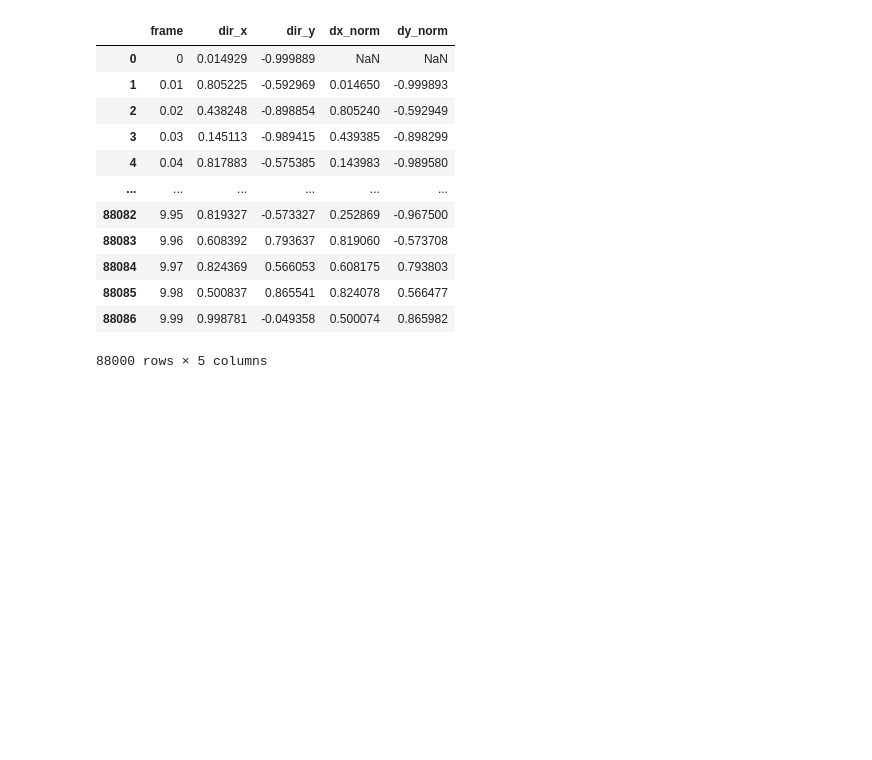
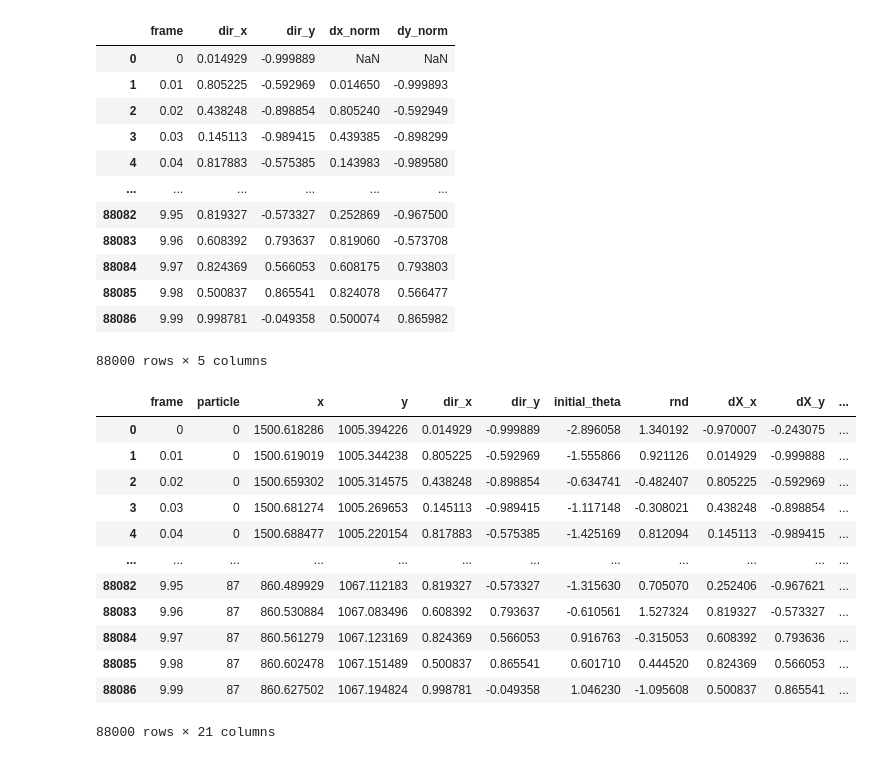
Before and after one commit to Alex-code-lab/particle_model, a Jupyter notebook: Modèle_Simu_particules_copie.ipynb, the cells around one changed output. Drawn from its saved outputs; the diff is of its cells as text; code cells hidden in the pictures; blank space fills up the shorter version.

```diff
--- a/Modèle_Simu_particules_copie.ipynb
+++ b/Modèle_Simu_particules_copie.ipynb
@@ -773,3 +773,19 @@ df[['frame', 'dir_x', 'dir_y', 'dx_norm', 'dy_norm']]
 | 88085 | 9.98 | 0.500837 | 0.865541 | 0.824078 | 0.566477 |
 | 88086 | 9.99 | 0.998781 | -0.049358 | 0.500074 | 0.865982 |
 88000 rows × 5 columns
+# %%
+df
+# %% [output]
+|  | frame | particle | x | y | dir_x | dir_y | initial_theta | rnd | dX_x | dX_y | ... |
+| 0 | 0 | 0 | 1500.618286 | 1005.394226 | 0.014929 | -0.999889 | -2.896058 | 1.340192 | -0.970007 | -0.243075 | ... |
+| 1 | 0.01 | 0 | 1500.619019 | 1005.344238 | 0.805225 | -0.592969 | -1.555866 | 0.921126 | 0.014929 | -0.999888 | ... |
+| 2 | 0.02 | 0 | 1500.659302 | 1005.314575 | 0.438248 | -0.898854 | -0.634741 | -0.482407 | 0.805225 | -0.592969 | ... |
+| 3 | 0.03 | 0 | 1500.681274 | 1005.269653 | 0.145113 | -0.989415 | -1.117148 | -0.308021 | 0.438248 | -0.898854 | ... |
+| 4 | 0.04 | 0 | 1500.688477 | 1005.220154 | 0.817883 | -0.575385 | -1.425169 | 0.812094 | 0.145113 | -0.989415 | ... |
+| ... | ... | ... | ... | ... | ... | ... | ... | ... | ... | ... | ... |
+| 88082 | 9.95 | 87 | 860.489929 | 1067.112183 | 0.819327 | -0.573327 | -1.315630 | 0.705070 | 0.252406 | -0.967621 | ... |
+| 88083 | 9.96 | 87 | 860.530884 | 1067.083496 | 0.608392 | 0.793637 | -0.610561 | 1.527324 | 0.819327 | -0.573327 | ... |
+| 88084 | 9.97 | 87 | 860.561279 | 1067.123169 | 0.824369 | 0.566053 | 0.916763 | -0.315053 | 0.608392 | 0.793636 | ... |
+| 88085 | 9.98 | 87 | 860.602478 | 1067.151489 | 0.500837 | 0.865541 | 0.601710 | 0.444520 | 0.824369 | 0.566053 | ... |
+| 88086 | 9.99 | 87 | 860.627502 | 1067.194824 | 0.998781 | -0.049358 | 1.046230 | -1.095608 | 0.500837 | 0.865541 | ... |
+88000 rows × 21 columns
```
